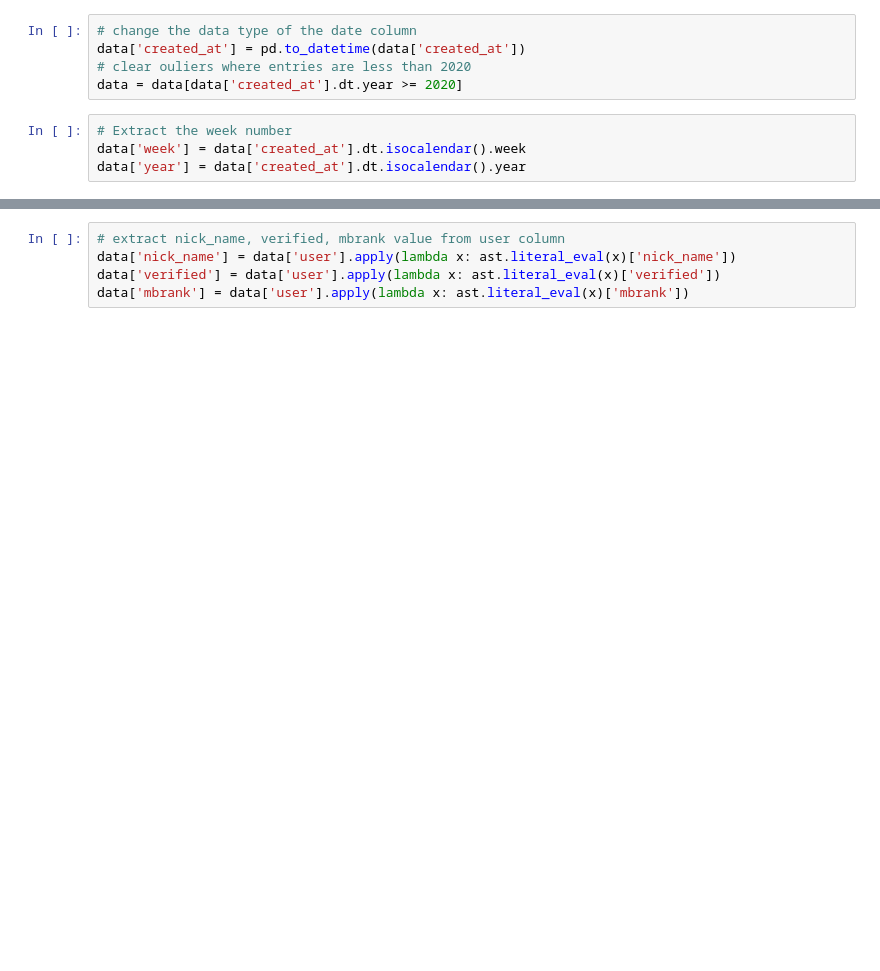
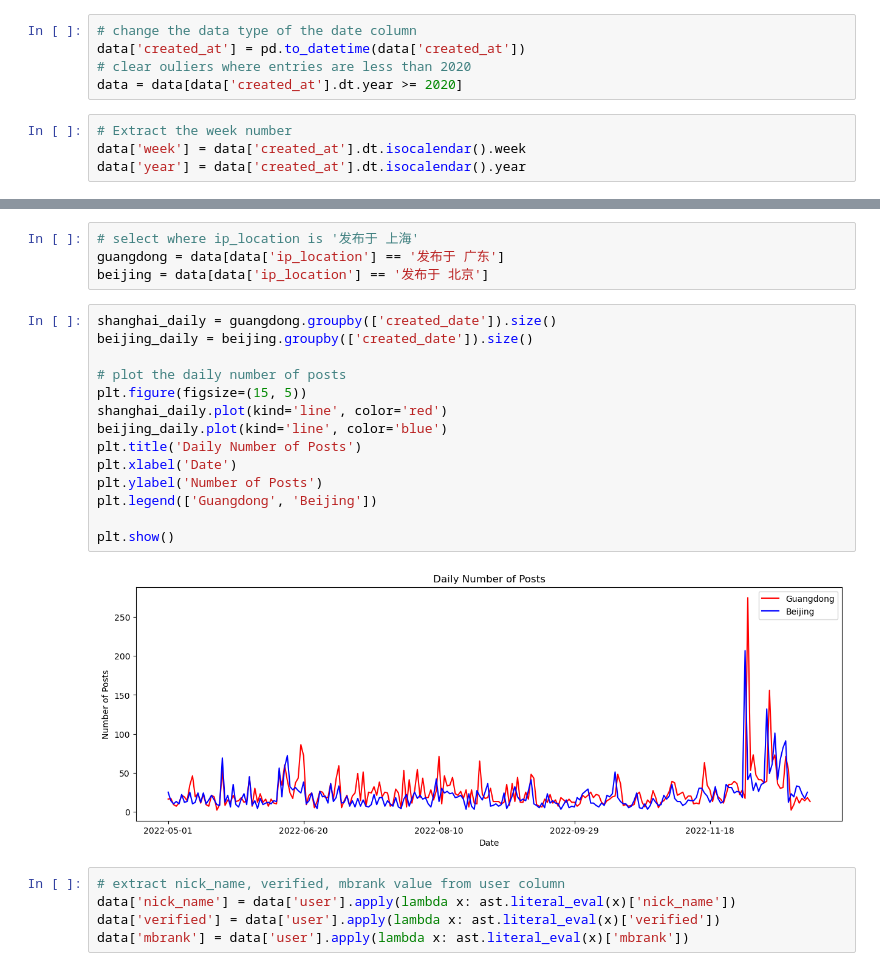
Before and after one commit to hantaoxiao/censorship, a Jupyter notebook: script.ipynb, the cells around one changed output, grey strips where cells are left out. Drawn from its saved outputs; the diff is of its cells as text; blank space fills up the shorter version.

```diff
--- a/script.ipynb
+++ b/script.ipynb
@@ -47,3 +54,23 @@ data.head()
+# %%
+# select where ip_location is '发布于 上海'
+guangdong = data[data['ip_location'] == '发布于 广东']
+beijing = data[data['ip_location'] == '发布于 北京']
+# %%
+shanghai_daily = guangdong.groupby(['created_date']).size()
+beijing_daily = beijing.groupby(['created_date']).size()
+
+# plot the daily number of posts
+plt.figure(figsize=(15, 5))
+shanghai_daily.plot(kind='line', color='red')
+beijing_daily.plot(kind='line', color='blue')
+plt.title('Daily Number of Posts')
+plt.xlabel('Date')
+plt.ylabel('Number of Posts')
+plt.legend(['Guangdong', 'Beijing'])
+
+plt.show()
+# %% [output]
+[figure, added]
 # %%
 # extract nick_name, verified, mbrank value from user column
 data['nick_name'] = data['user'].apply(lambda x: ast.literal_eval(x)['nick_name'])
```
Also changed, not shown: parts of 14 cells of this notebook.
